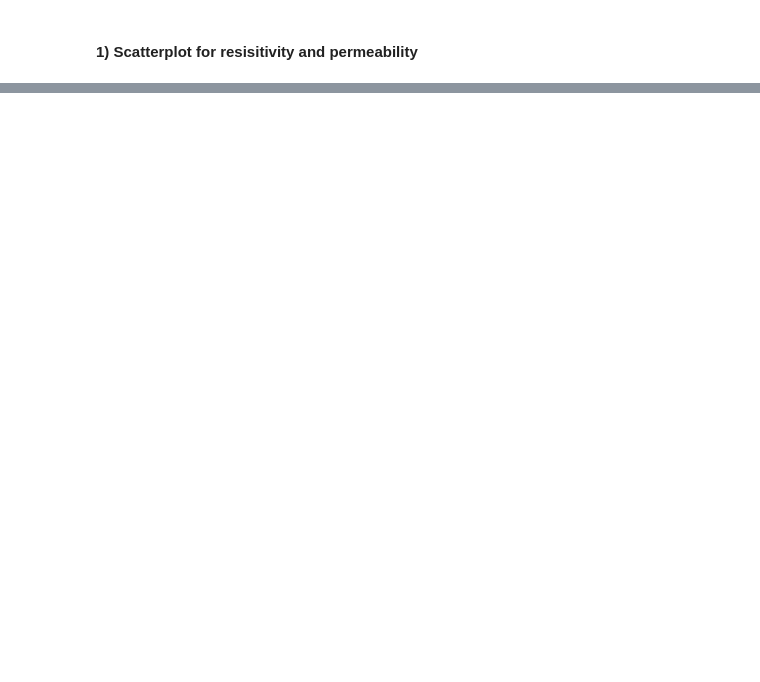
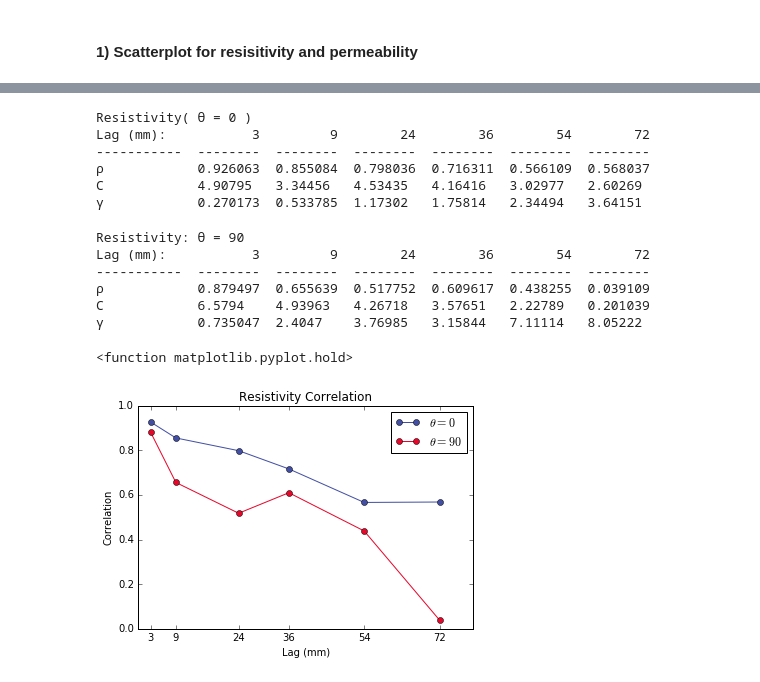
Before and after one commit to aschwa/geostats, a Jupyter notebook: hw2/HW2.ipynb, the cells around one changed output, grey strips where cells are left out. Saved outputs shown, nothing was run; the diff lists cells and outputs as text; code cells hidden in the pictures; blank space fills up the shorter version.

```diff
--- a/hw2/HW2.ipynb
+++ b/hw2/HW2.ipynb
@@ -60,0 +85,76 @@ Covariance  -90.5312955977
+# %%
+def semivariance(near, far):
+    s = 0
+    for i, near_i in enumerate(near):
+        s += (1.0*near[i]-far[i])**2 # sum the distance squared of near and far points
+    return s / 2.0 * (1.0 / len(near)) # 1/2 * 1/N * summation
+# %%
+#For resistivity at lag distances of 3, 9, 24, 36, 54, and 72 mm
+#in the horizontal direction (theta=0), find:
+lags = [3,9,24,36,54,72]  # lags in a vector
+theta = 0
+print "Resistivity(", u'\u03B8', "=", theta, ")"
+corr = [u'\u03C1'] #Rho for Pearson's Correlation
+cv = ['C'] #Covariance
+sv = [u'\u03B3'] #Gamma Character for Semivariance
+for lag in lags:
+    near, far = lag_vectors(burea['res'].tolist(), burea['x'].tolist(), burea['y'].tolist(),theta,lag)
+    # Calculate Covariance between the near and far values
+    cv.append(covariance(near,far)) # Save
+    sv.append(semivariance(near,far)) #add as semi varaince
+    corr.append(pearsonr(near,far)) # add correlation
+lags.insert(0,"Lag (mm):")
+print tabulate([corr,cv,sv], lags, tablefmt="simple")
+
+horizontal_corr = corr[1:]
+horizontal_cov = cv[1:]
+horizontal_semi = sv[1:]
+# %% [output]
+Resistivity( θ = 0 )
+Lag (mm):           3         9        24        36        54        72
+-----------  --------  --------  --------  --------  --------  --------
+ρ            0.926063  0.855084  0.798036  0.716311  0.566109  0.568037
+C            4.90795   3.34456   4.53435   4.16416   3.02977   2.60269
+γ            0.270173  0.533785  1.17302   1.75814   2.34494   3.64151
+# %%
+#For resistivity at lag distances of 3, 9, 24, 36, 54, and 72 mm
+#in the vertical direction (theta=0), find:
+lags = [3,9,24,36,54,72]
+theta = 90
+print "Resistivity:", u'\u03B8', "=", theta
+corr = [u'\u03C1'] #Rho for Pearson's Correlation
+cv = ['C'] #Covariance
+sv = [u'\u03B3'] #Gamma Character for Semivariance
+for lag in lags:
+    near, far = lag_vectors(burea['res'].tolist(), burea['x'].tolist(), burea['y'].tolist(),theta,lag)
+    this_cov = covariance(near, far) # Calculate Covariance between the near and far values
+    cv.append(covariance(near,far)) # Save
+    sv.append(semivariance(near,far)) #add as semi varaince
+    corr.append(pearsonr(near,far)) # add correlation
+lags.insert(0,"Lag (mm):")
+print tabulate([corr,cv,sv], lags, tablefmt="simple")
+
+vertical_corr = corr[1:]
+vertical_cov = cv[1:]
+vertical_semi = sv[1:]
+# %% [output]
+Resistivity: θ = 90
+Lag (mm):           3         9        24        36        54        72
+-----------  --------  --------  --------  --------  --------  --------
+ρ            0.879497  0.655639  0.517752  0.609617  0.438255  0.039109
+C            6.5794    4.93963   4.26718   3.57651   2.22789   0.201039
+γ            0.735047  2.4047    3.76985   3.15844   7.11114   8.05222
+# %%
+fig = plt.figure()
+ax = fig.add_subplot(111)
+ax.plot(lags[1:], horizontal_corr,"o-", color=niceblu, label=r'$\theta = 0$')
+ax.plot(lags[1:], vertical_corr,"o-", color=nicered, label=r'$\theta = 90$')
+plt.xticks(lags[1:])
+plt.legend()
+ax.set_xlabel("Lag (mm)")
+ax.set_ylabel("Correlation")
+ax.set_title("Resistivity Correlation", fontsize=12)
+plt.hold
+# %% [output]
+<function matplotlib.pyplot.hold>
+[figure, added]
```
Also changed, not shown: parts of 7 cells of this notebook, 2 other files.
